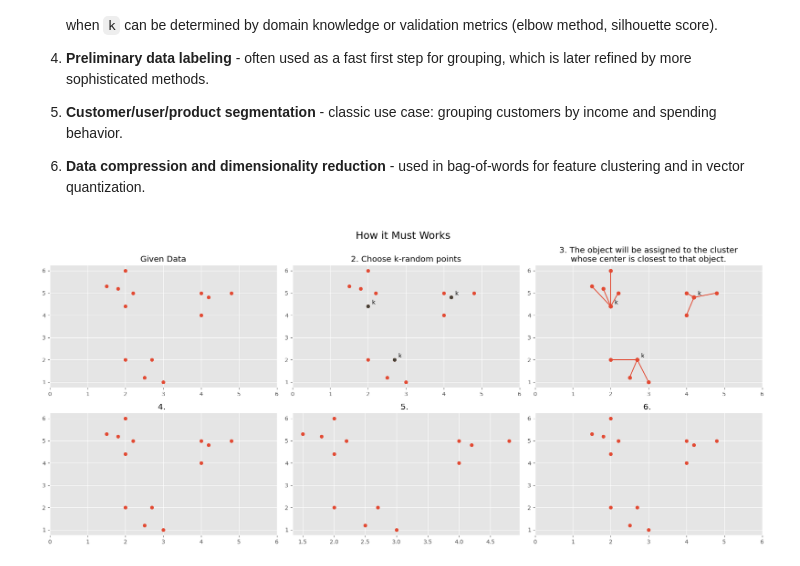
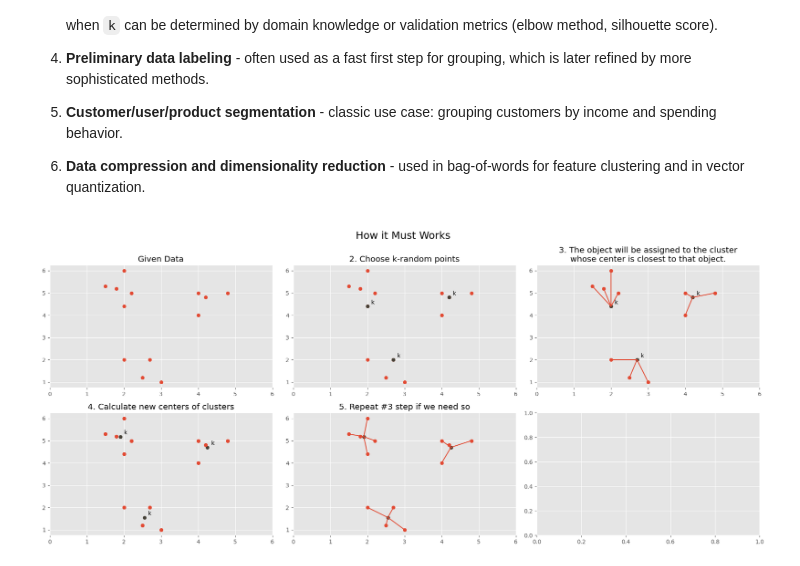
Before and after one commit to fadeeva/nakedML, a Jupyter notebook: MLnotes/004_Clustering.ipynb, the cells around one changed output. Drawn from its saved outputs; the diff is of its cells as text; code cells hidden in the pictures.

Commit message:
add visual explanation for k-means

```diff
--- a/MLnotes/004_Clustering.ipynb
+++ b/MLnotes/004_Clustering.ipynb
@@ -740,6 +741,8 @@ data = np.hstack([cluster_1, cluster_2, cluster_3])
 
 k = np.array([[2.0, 4.4], [4.2, 4.8], [2.7, 2.0]])
 k_data = np.array([[4.2, 2.0, 2.7], [4.8, 4.4, 2.0]])
+k_clr = '#454137'
+red_clr = '#E24A33'
 
 centers = [cl.sum(axis=1)/cl[0].size for cl in [cluster_1, cluster_2, cluster_3]]
 
@@ -748,44 +751,58 @@ fig, axs = plt.subplots(2, 3, figsize=(18, 8))
 axs[0, 0].scatter(data[0], data[1])
 axs[0, 0].set_xlim(0, 6)
 axs[0, 0].set_title('Given Data')
 
 axs[0, 1].scatter(data[0], data[1])
-axs[0, 1].scatter(k_data[0], k_data[1], c=f_cls)
+axs[0, 1].scatter(k_data[0], k_data[1], c=k_clr)
 axs[0, 1].annotate('k', xy=k[0], xytext=k[0]+.1)
 axs[0, 1].annotate('k', xy=k[1], xytext=k[1]+.1)
 axs[0, 1].annotate('k', xy=k[2], xytext=k[2]+.1)
 axs[0, 1].set_xlim(0, 6)
 axs[0, 1].set_title('2. Choose k-random points')
 
 axs[0, 2].scatter(data[0], data[1])
+
 for kn, cluster in zip(k, [cluster_1, cluster_2, cluster_3]):
     for i in range(len(cluster[0])):
-        axs[0, 2].plot([kn[0], cluster[0][i]], [kn[1], cluster[1][i]],
-                    marker='o', c='#E24A33')
+        axs[0, 2].plot([kn[0], cluster[0][i]], [kn[1], cluster[1][i]], c=red_clr)
 
-axs[0, 2].scatter(k_data[0], k_data[1], c=f_cls)
+axs[0, 2].scatter(k_data[0], k_data[1], c=k_clr)
 axs[0, 2].annotate('k', xy=k[0], xytext=k[0]+.1)
 axs[0, 2].annotate('k', xy=k[1], xytext=k[1]+.1)
 axs[0, 2].annotate('k', xy=k[2], xytext=k[2]+.1)
-
 axs[0, 2].set_xlim(0, 6)
 axs[0, 2].set_title('3. The object will be assigned to the cluster\nwhose center is closest to that object.')
 
 axs[1, 0].scatter(data[0], data[1])
 axs[1, 0].set_xlim(0, 6)
-axs[1, 0].set_title('4. ')
+axs[1, 0].set_title('4. Calculate new centers of clusters')
+axs[1, 0].scatter(centers[0][0], centers[0][1], c=k_clr)
+axs[1, 0].annotate('k', xy=centers[0], xytext=centers[0]+.1)
+axs[1, 0].scatter(centers[1][0], centers[1][1], c=k_clr)
+axs[1, 0].annotate('k', xy=centers[1], xytext=centers[1]+.1)
+axs[1, 0].scatter(centers[2][0], centers[2][1], c=k_clr)
+axs[1, 0].annotate('k', xy=centers[2], xytext=centers[2]+.1)
+axs[1, 0].scatter(cluster_1[0], cluster_1[1], c=red_clr)
+axs[1, 0].scatter(cluster_2[0], cluster_2[1], c=red_clr)
+axs[1, 0].scatter(cluster_3[0], cluster_3[1], c=red_clr)
 
 axs[1, 1].scatter(data[0], data[1])
-axs[1, 1].set_title('5. ')
+for kn, cluster in zip(centers, [cluster_1, cluster_2, cluster_3]):
+    for i in range(len(cluster[0])):
+        axs[1, 1].plot([kn[0], cluster[0][i]], [kn[1], cluster[1][i]], c=red_clr)
+axs[1, 1].scatter([centers[i][0] for i in range(len(centers))],
+                  [centers[i][1] for i in range(len(centers))], c=k_clr)
+axs[1, 1].set_xlim(0, 6)
+axs[1, 1].set_title('5. Repeat #3 step if we need so')
 
-axs[1, 2].scatter(data[0], data[1])
-axs[1, 2].set_xlim(0, 6)
-axs[1, 2].set_title('6. ')
+# axs[1, 2].scatter(data[0], data[1])
+# axs[1, 2].set_xlim(0, 6)
+# axs[1, 2].set_title('6. ')
 
 fig.suptitle('How it Must Works', fontsize=18)
 plt.tight_layout()
 # %% [output]
-[figure, old version]
+[figure, new version]
 # %%
 data_scaled = get_scaled_data(df)
 
```
Also changed, not shown: parts of 3 cells of this notebook.
